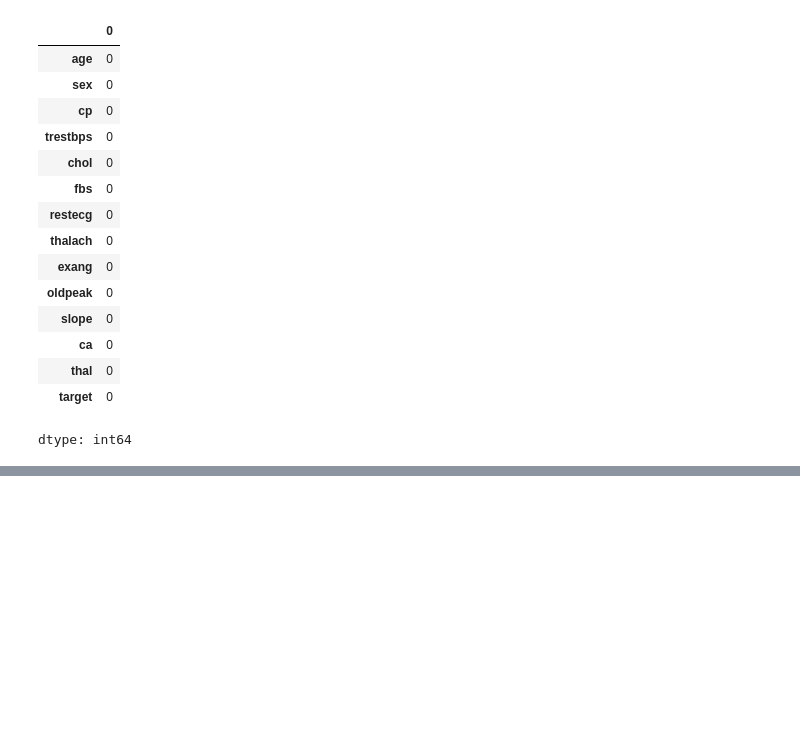
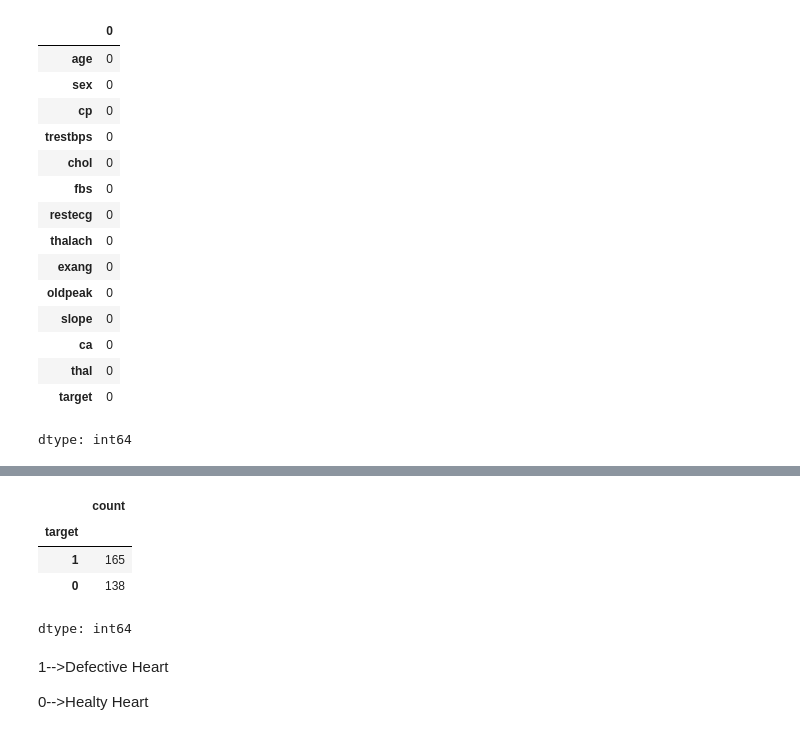
Before and after one commit to Shristi0124/Heart_Disease_Prediction, a Jupyter notebook: Untitled1.ipynb, the cells around one changed output, grey strips where cells are left out. Drawn from its saved outputs; the diff is of its cells as text; code cells hidden in the pictures; blank space fills up the shorter version.

```diff
--- a/Untitled1.ipynb
+++ b/Untitled1.ipynb
@@ -90,3 +90,16 @@ heart_data.describe()
 | 50% | 55.000000 | 1.000000 | 1.000000 | 130.000000 | 240.000000 | 0.000000 | 1.000000 | 153.000000 | 0.000000 | 0.800000 | 1.000000 | ... |
 | 75% | 61.000000 | 1.000000 | 2.000000 | 140.000000 | 274.500000 | 0.000000 | 1.000000 | 166.000000 | 1.000000 | 1.600000 | 2.000000 | ... |
 | max | 77.000000 | 1.000000 | 3.000000 | 200.000000 | 564.000000 | 1.000000 | 2.000000 | 202.000000 | 1.000000 | 6.200000 | 2.000000 | ... |
+# %%
+# checkimg the disstributive of target variable
+heart_data['target'].value_counts()
+# %% [output]
+|  | count |
+| target |  |
+| 1 | 165 |
+| 0 | 138 |
+dtype: int64
+# %% [markdown]
+1-->Defective Heart
+
+0-->Healty Heart
```
Also changed, not shown: parts of 6 cells of this notebook.
